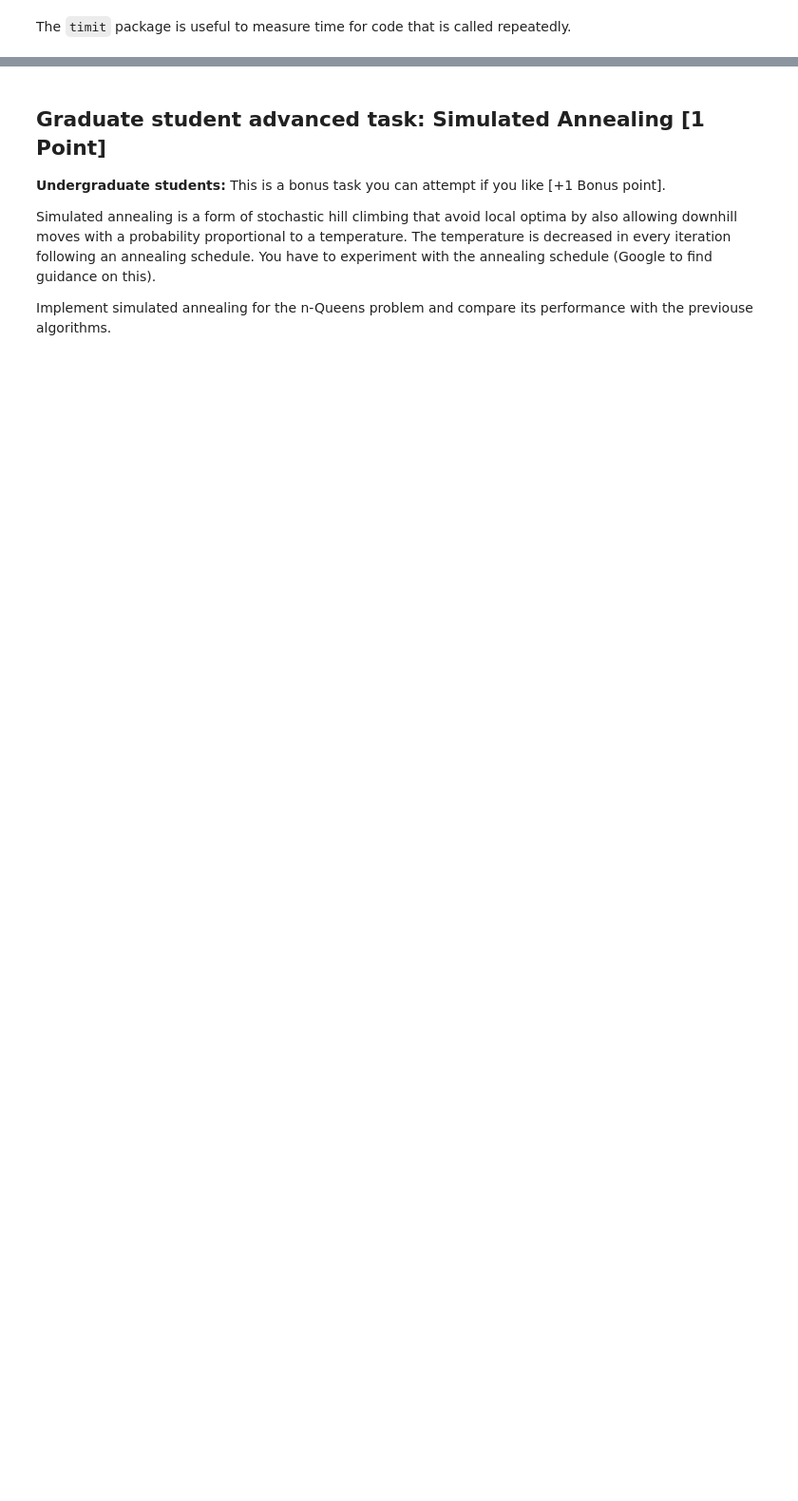
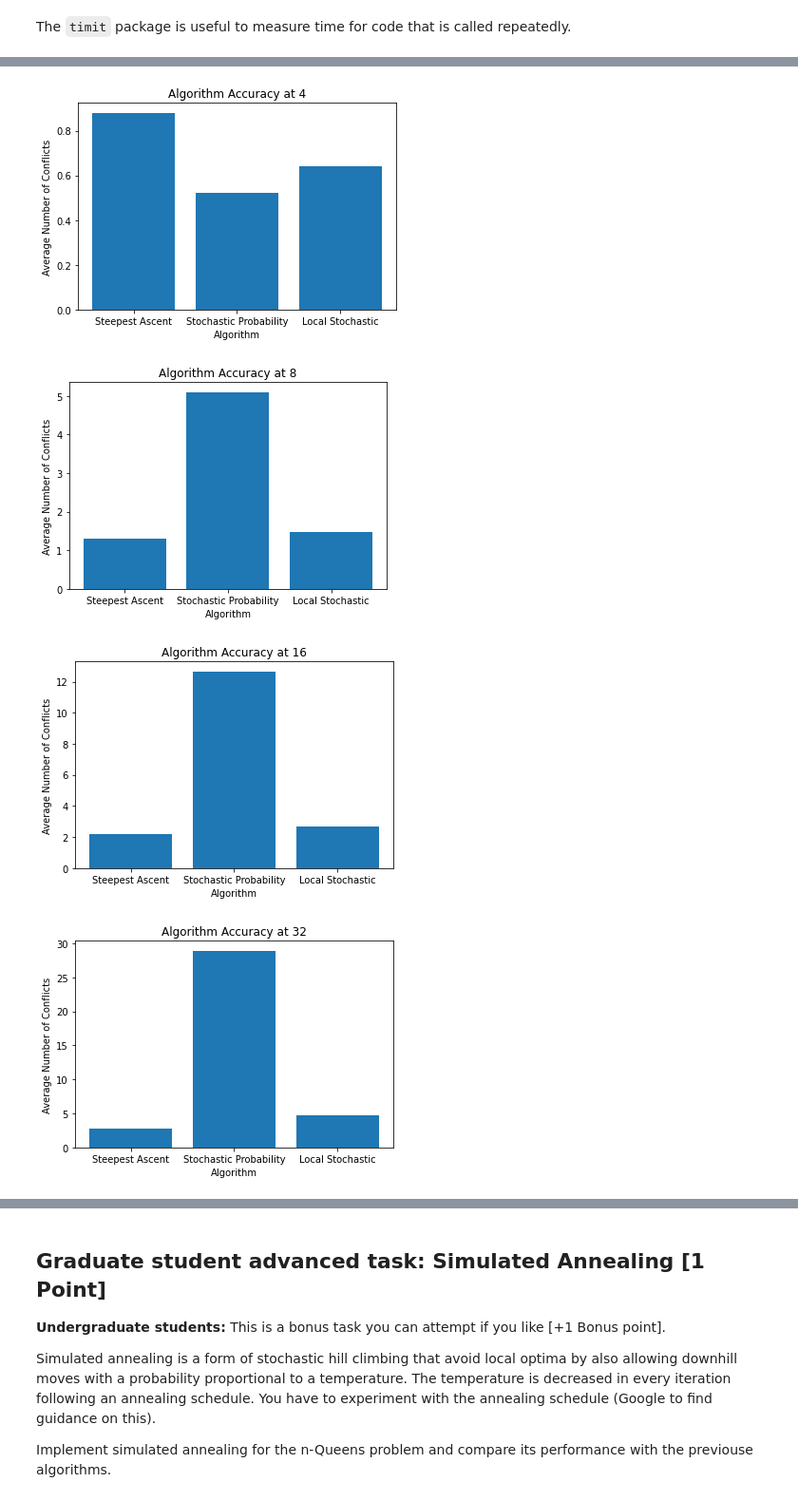
Before and after one commit to SeeMorton1/CS7320-AI, a Jupyter notebook: Local_Search/n_queens.ipynb, the cells around one changed output, grey strips where cells are left out. Shown: that part at 95% size. Drawn from its saved outputs; the diff is of its cells as text; code cells hidden in the pictures; blank space fills up the shorter version.

```diff
--- a/Local_Search/n_queens.ipynb
+++ b/Local_Search/n_queens.ipynb
@@ -335,0 +388,28 @@ print(f"This took: {tm * 1e3} milliseconds")
+# %%
+def avg_conflicts(N):
+    avg_conflicts = []
+    avg_conflicts_steepest = 0
+    avg_conflicts_stochastic = 0
+    avg_conflicts_local = 0
+    for i in range(100):
+        board = random_board(N)
+        avg_conflicts_steepest += conflicts(steepest_hill_climbing(board))
+        avg_conflicts_stochastic += conflicts(stochastic_hill_climbing(board))
+        avg_conflicts_local += conflicts(random_local_neighbor(board))
+    avg_conflicts = [avg_conflicts_steepest/100,
+                     avg_conflicts_stochastic/100, avg_conflicts_local/100]
+    return avg_conflicts
+
+
+for i in steps:
+    avg_conflict = avg_conflicts(i)
+    plt.bar(names, avg_conflict)
+    plt.title(f'Algorithm Accuracy at {i}')
+    plt.xlabel('Algorithm')
+    plt.ylabel('Average Number of Conflicts')
+    plt.show()
+# %% [output]
+[figure, added]
+[figure, added]
+[figure, added]
+[figure, added]
```
Also changed, not shown: parts of 16 cells of this notebook.
